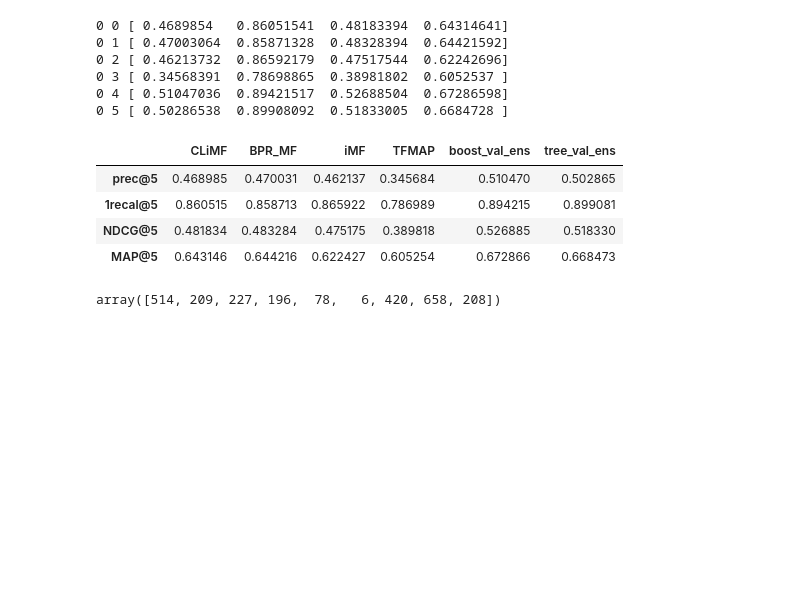
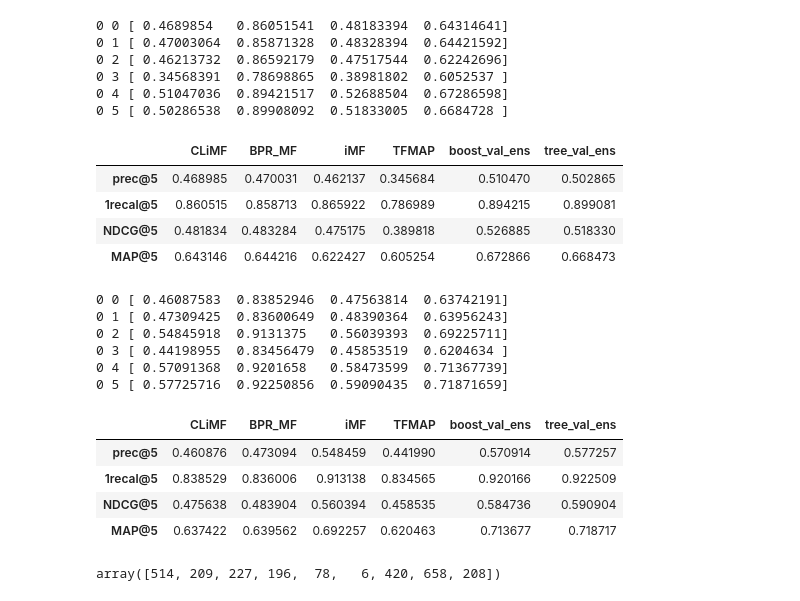
Before and after one commit to egorkudr1/diploma, a Jupyter notebook: rank_experiments.ipynb, the cells around one changed output. Cells and saved outputs as stored; diff of their text form; code cells hidden in the pictures; blank space fills up the shorter version.

```diff
--- a/rank_experiments.ipynb
+++ b/rank_experiments.ipynb
@@ -754,6 +922,21 @@ netflix_ensemble_experiment(ml1m, create_list_cf(ml1m_shape)[1:5], list_ensemble
 | 1recal@5 | 0.860515 | 0.858713 | 0.865922 | 0.786989 | 0.894215 | 0.899081 |
 | NDCG@5 | 0.481834 | 0.483284 | 0.475175 | 0.389818 | 0.526885 | 0.518330 |
 | MAP@5 | 0.643146 | 0.644216 | 0.622427 | 0.605254 | 0.672866 | 0.668473 |
+# %%
+netflix_ensemble_experiment(ml1m, create_list_cf(ml1m_shape)[1:5],
+                            list_ensemble, Ktrain=10, Kvalidation=5, verbose=1)
+# %% [output]
+0 0 [ 0.46087583  0.83852946  0.47563814  0.63742191]
+0 1 [ 0.47309425  0.83600649  0.48390364  0.63956243]
+0 2 [ 0.54845918  0.9131375   0.56039393  0.69225711]
+0 3 [ 0.44198955  0.83456479  0.45853519  0.6204634 ]
+0 4 [ 0.57091368  0.9201658   0.58473599  0.71367739]
+0 5 [ 0.57725716  0.92250856  0.59090435  0.71871659]
+|  | CLiMF | BPR_MF | iMF | TFMAP | boost_val_ens | tree_val_ens |
+| prec@5 | 0.460876 | 0.473094 | 0.548459 | 0.441990 | 0.570914 | 0.577257 |
+| 1recal@5 | 0.838529 | 0.836006 | 0.913138 | 0.834565 | 0.920166 | 0.922509 |
+| NDCG@5 | 0.475638 | 0.483904 | 0.560394 | 0.458535 | 0.584736 | 0.590904 |
+| MAP@5 | 0.637422 | 0.639562 | 0.692257 | 0.620463 | 0.713677 | 0.718717 |
 # %%
 train, test, traintest = givenK_train_test(ml100k, 5)
 # %%
```
Also changed, not shown: parts of 28 cells of this notebook, 2 other files.
